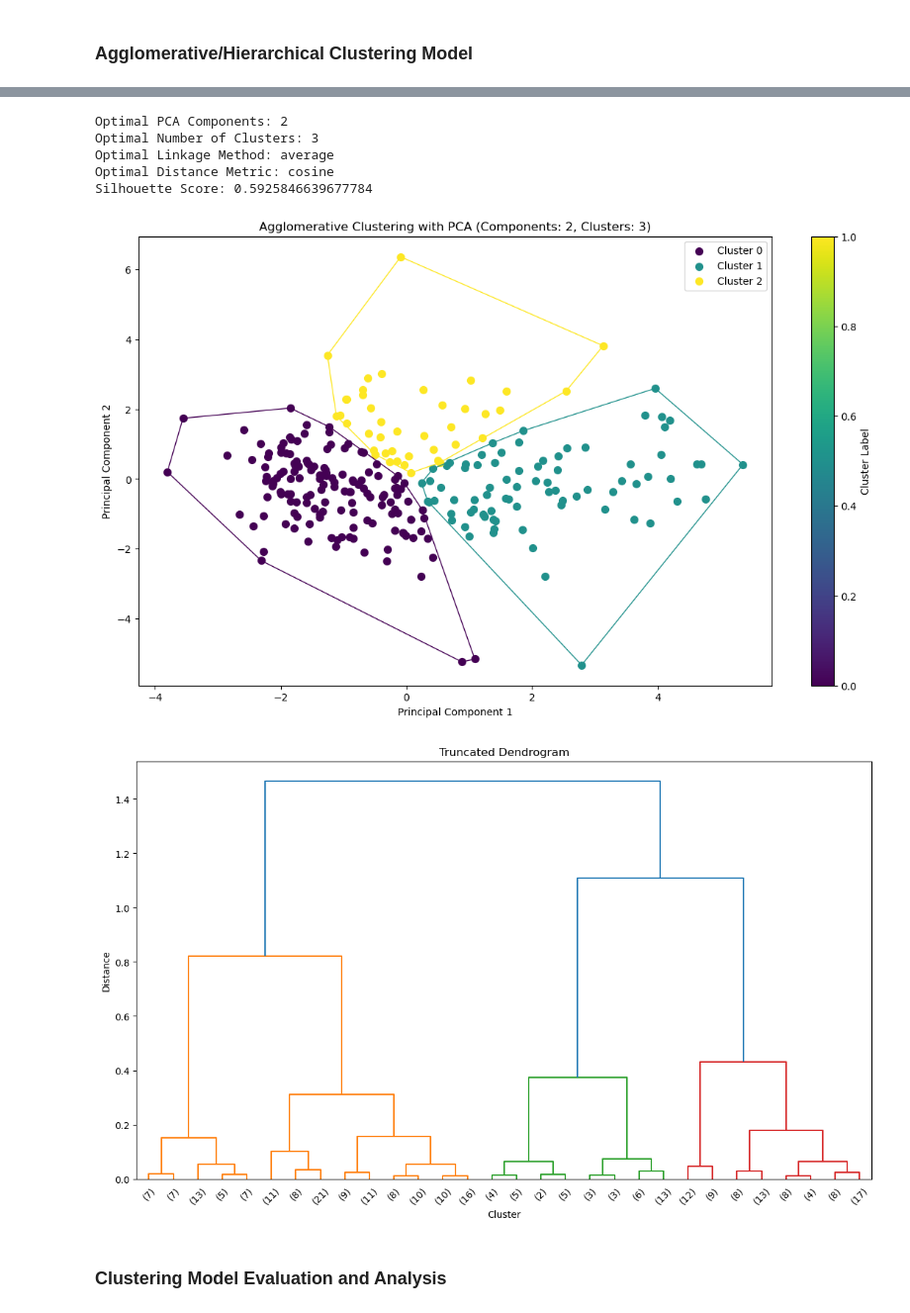
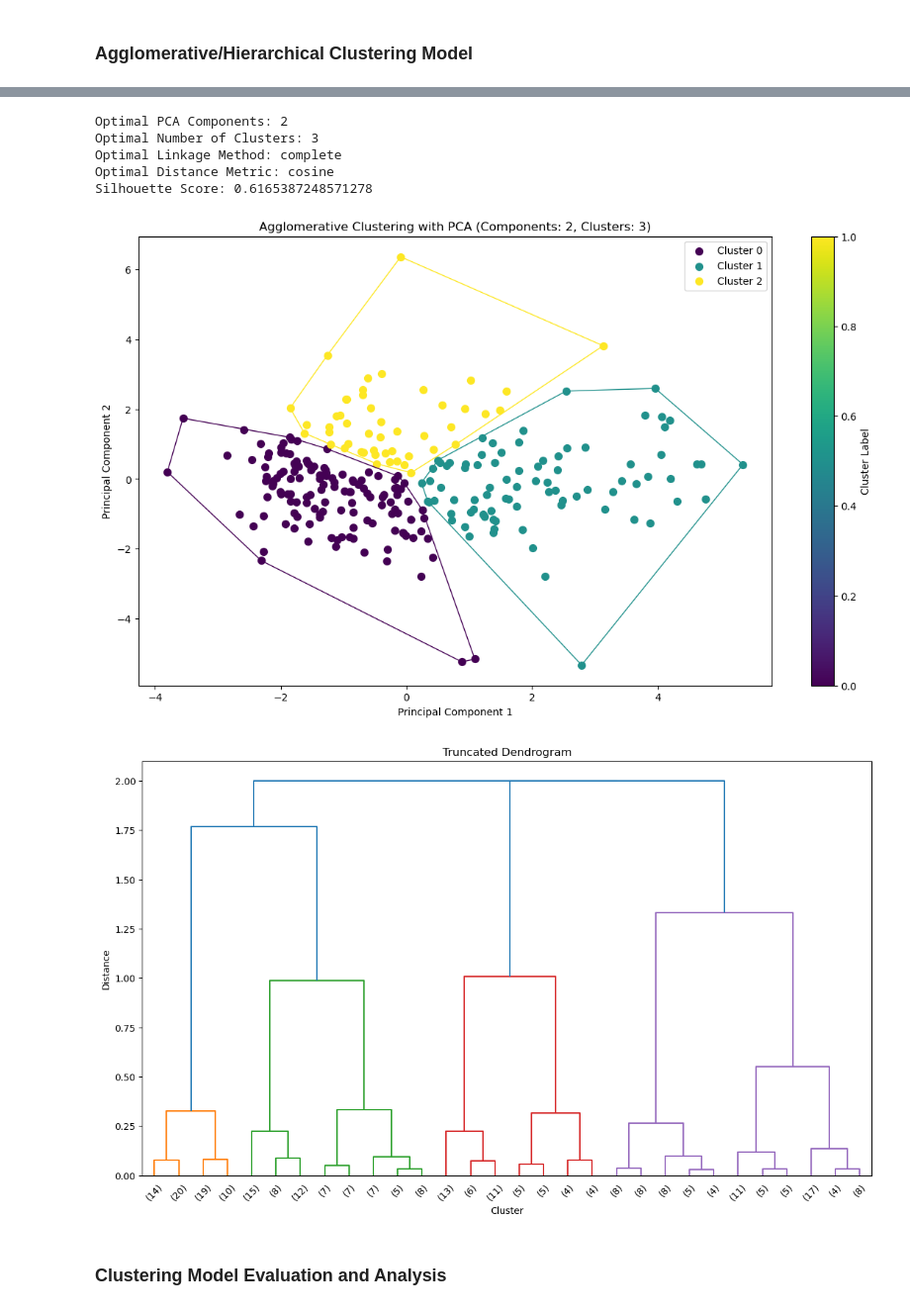
Before and after one commit to shrinitbabel/TBI-Unsupervised-Clustering-Readmission-Prediction, a Jupyter notebook: Clustering TBI.ipynb, the cells around one changed output, grey strips where cells are left out. Shown at 99% size. Cells and saved outputs as stored; diff of their text form; code cells hidden in the pictures.

```diff
--- a/Clustering TBI.ipynb
+++ b/Clustering TBI.ipynb
@@ -137,7 +382,7 @@ from matplotlib.colors import ListedColormap
 # parameters
 optimal_pca_components = 2
 optimal_clusters = 3
-optimal_linkage = 'average'
+optimal_linkage = 'complete'
 optimal_distance = 'cosine'
 
 #  PCA
@@ -166,37 +411,37 @@ for i in range(optimal_clusters):
     plt.scatter(points[:, 0], points[:, 1], s=50, color=cmap(i), label=f'Cluster {i}')
 
     hull = ConvexHull(points)
     for simplex in hull.simplices:
         plt.plot(points[simplex, 0], points[simplex, 1], color=cmap(i), lw=1)
 
 plt.title(f'Agglomerative Clustering with PCA (Components: {optimal_pca_components}, Clusters: {optimal_clusters})')
 plt.xlabel('Principal Component 1')
 plt.ylabel('Principal Component 2')
 plt.colorbar(label='Cluster Label')
 plt.legend()
 plt.show()
 
 import scipy.cluster.hierarchy as sch
 
 # hierarchical/agglomerative clustering through linkage
 Z = linkage(X_pca, method=optimal_linkage, metric=optimal_distance)
 
 # truncated dendrogram
 plt.figure(figsize=(14, 8))
 dendrogram = sch.dendrogram(Z, truncate_mode='lastp', p=30)  # Adjust p as needed
 plt.title('Truncated Dendrogram')
 plt.xlabel('Cluster')
 plt.ylabel('Distance')
 
 plt.show()
 # %% [output]
 Optimal PCA Components: 2
 Optimal Number of Clusters: 3
-Optimal Linkage Method: average
+Optimal Linkage Method: complete
 Optimal Distance Metric: cosine
-Silhouette Score: 0.5925846639677784
+Silhouette Score: 0.6165387248571278
-[figure, old version]
+[figure, new version]
-[figure, old version]
+[figure, new version]
 # %% [markdown]
 ### Clustering Model Evaluation and Analysis
 # %%
```
Also changed, not shown: parts of 17 cells of this notebook.
